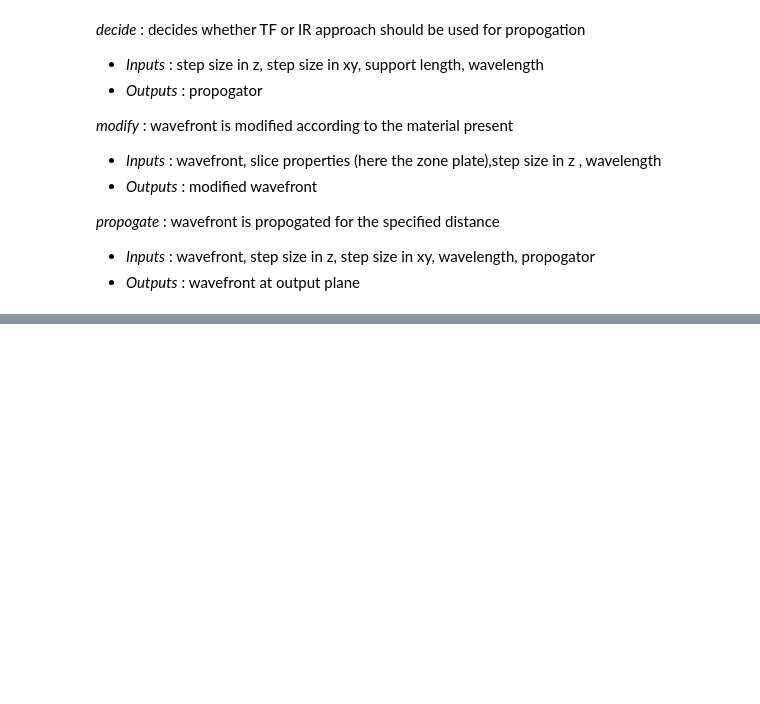
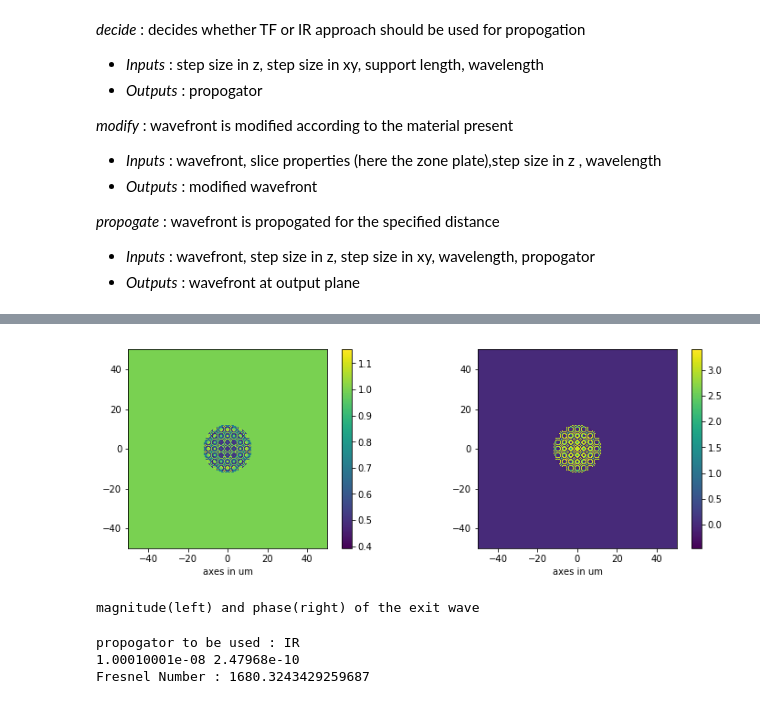
Before and after one commit to CXS-Scattering/zone_plate_testing, a Jupyter notebook: simulate_zp.ipynb, the cells around one changed output, grey strips where cells are left out. Saved outputs shown, nothing was run; the diff lists cells and outputs as text; code cells hidden in the pictures; blank space fills up the shorter version.

Commit message:
modified:   create_zp.ipynb 	new file:   simulate_tilt.ipynb 	modified:   simulate_zp.ipynb 	new file:   zone_plate_testing 	deleted:    zone_plate_testing

```diff
--- a/simulate_zp.ipynb
+++ b/simulate_zp.ipynb
@@ -30,10 +39,10 @@ def decide(step_z,step_xy,L,wavel):
     critical = wavel*dist/L
     if sampling > critical :
         p = prop.propTF
-        print('TF')
+        print('propogator to be used : TF')
     else :
         p = prop.propIR
-        print('IR')
+        print('propogator to be used : IR')
     return p
 '''
 used as part of the multislice loop
@@ -43,8 +52,8 @@ def modify(wavefront,zp_delta,zp_beta,step_z,wavel):
     kz = 2 * np.pi * dist /wavel
     beta_slice = zp_beta
     delta_slice = zp_delta
-    wavefront *= np.exp((kz * delta_slice) * 1j) * np.exp(-kz * beta_slice)
-    return wavefront
+    new_wavefront = wavefront * np.exp((kz * delta_slice) * 1j) * np.exp(-kz * beta_slice)
+    return new_wavefront
 '''
 perform free space propogation using the method decided above
 '''
@@ -70,9 +79,8 @@ zp_delta = parameters['delta']*zp
 step_xy = parameters['step_xy']
 energy = parameters['energy(in eV)']
 wavel = parameters['wavelength in m']
-wavefront = np.ones(np.shape(zp),dtype='complex64') #initialize wavefront
-prop_steps = 7500           #Total number of propogation steps
-zone_plate_length = 1       #Number of steps along z for which zone plate is present
-step_z = 1e-6               #Step size along z
-L = step_xy*np.shape(zp)[0] #Support length
-n = np.shape(zp)[0]         #dimension of input zp
+f = parameters['focal_length']
+wavefront = np.ones(np.shape(zp),dtype='complex64')
+L = step_xy*np.shape(zp)[0]
+m,n = np.shape(zp)
+zp_thickness = 1000e-9
@@ -105,0 +97,7 @@ def simulate(wavefront,zp,prop_steps,zone_plate_length,n,N1=0,N2=0):
+# %%
+eps1 = 0.1
+eps2 = 0.1
+delta_z_suggested = ((eps2*(step_xy**2))/(eps1**2*wavel))
+number_of_steps_zp = int(np.ceil(zp_thickness/delta_z_suggested))
+print('suggested step size :',delta_z_suggested)
+print('number of steps required for propogation through the zone plate :',number_of_steps_zp)
@@ -105,0 +109,8 @@ def simulate(wavefront,zp,prop_steps,zone_plate_length,n,N1=0,N2=0):
+# %%
+step_z = zp_thickness/number_of_steps_zp
+wavefront = np.ones(np.shape(zp),dtype='complex64') #initialize wavefront
+p = decide(step_z,step_xy,L,wavel)
+for i in range(number_of_steps_zp):
+    wavefront = modify(wavefront,zp_delta,zp_beta,step_z,wavel)
+    wavefront  = p(wavefront,step_xy,L,wavel,step_z)
+wavefront_exit = wavefront
@@ -105,0 +124,24 @@ def simulate(wavefront,zp,prop_steps,zone_plate_length,n,N1=0,N2=0):
+# %%
+fig, (ax1,ax2) = plt.subplots(1,2)
+im1 = ax1.imshow(abs(wavefront_exit),extent = zp_coords)
+fig.colorbar(im1,ax = ax1)
+ax1.set_xlabel('axes in um')
+im2 = ax2.imshow(unwrap_phase(np.angle(wavefront_exit)),extent = zp_coords)
+fig.subplots_adjust(right=1.75)
+ax2.set_xlabel('axes in um')
+fig.colorbar(im2,ax = ax2)
+plt.show()
+print('magnitude(left) and phase(right) of the exit wave')
+# %% [output]
+[figure, added]
+magnitude(left) and phase(right) of the exit wave
+# %%
+step_z = f
+p = decide(step_z,step_xy,L,wavel)
+print(step_xy,wavel)
+print('Fresnel Number :',((50e-6*50e-6)/(wavel*step_z)))
+wavefront_focus  = p(wavefront_exit,step_xy,L,wavel,step_z)
+# %% [output]
+propogator to be used : IR
+1.00010001e-08 2.47968e-10
+Fresnel Number : 1680.3243429259687
```
Also changed, not shown: parts of 16 cells of this notebook, 1 other file.
